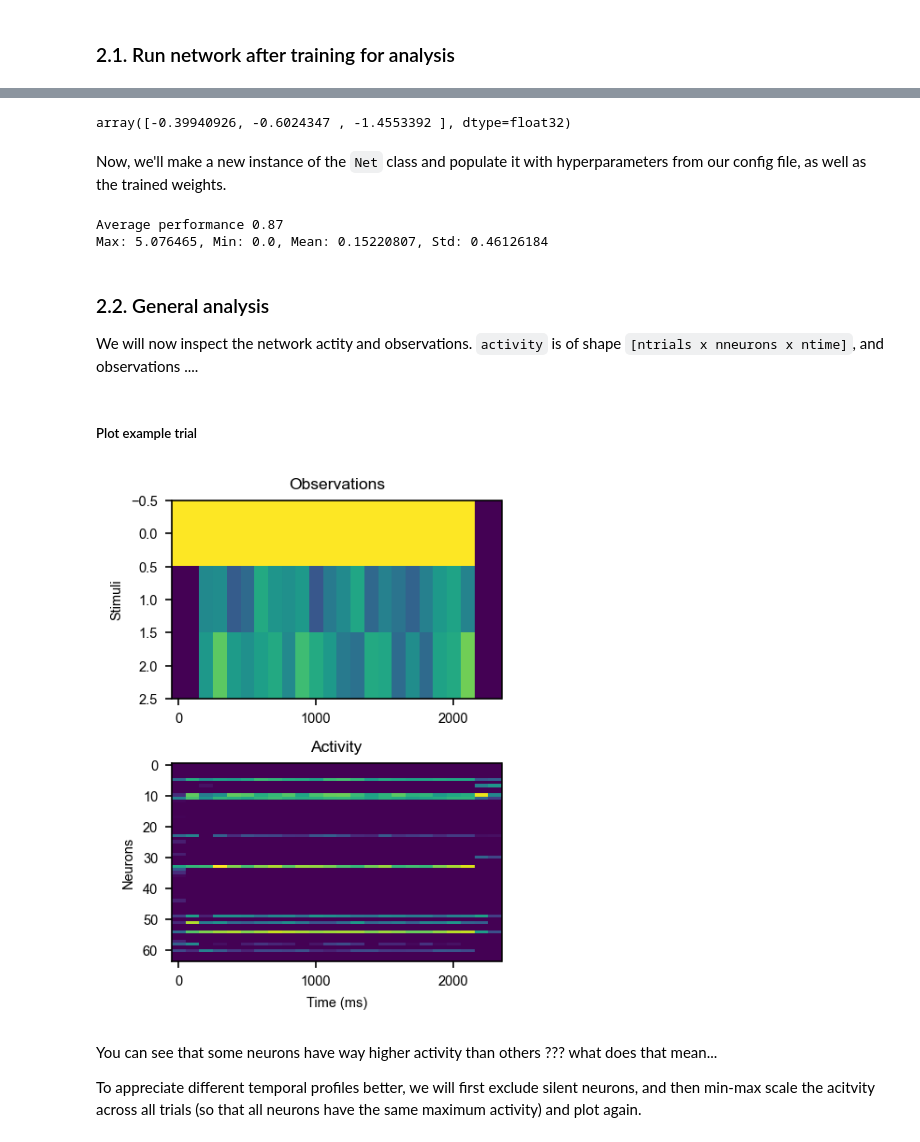
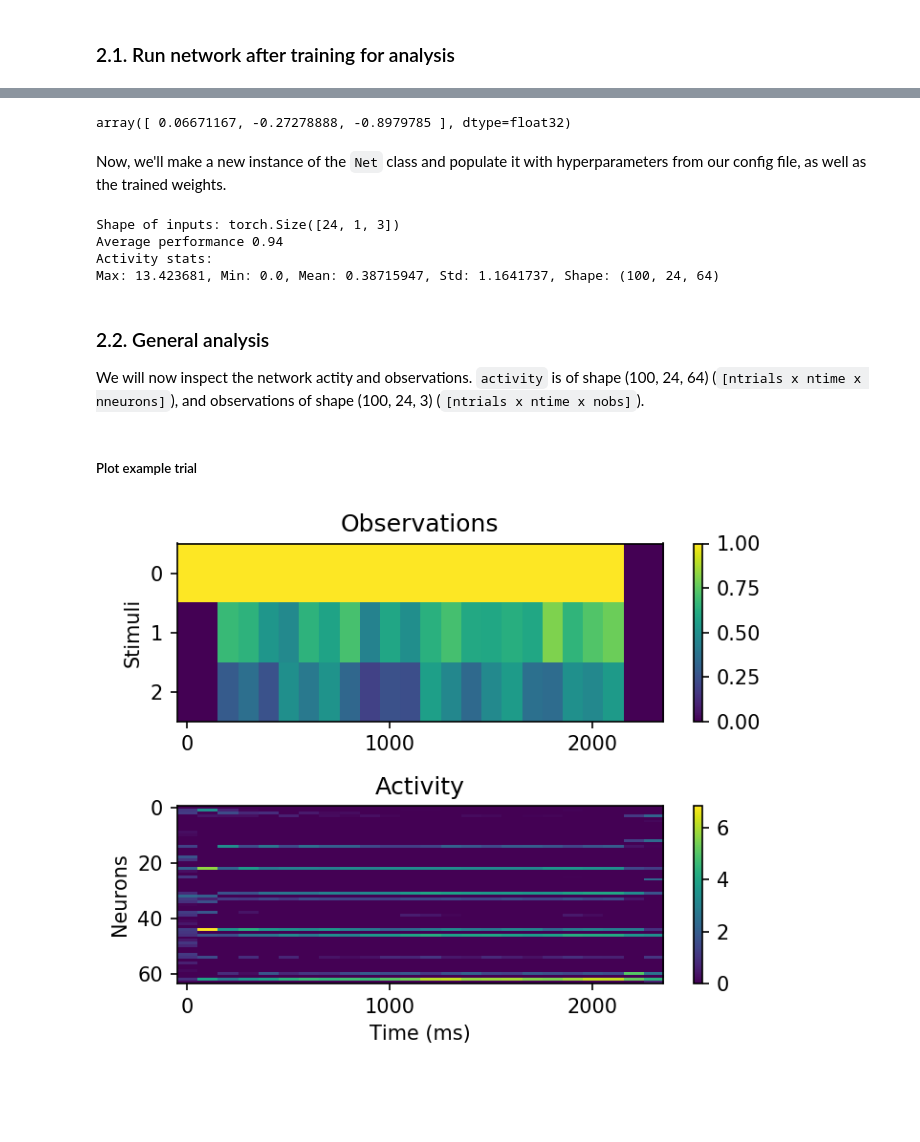
Before and after one commit to bambschool/BAMB2023, a Jupyter notebook: 4-recurrent_neural_networks/tutorial_4_RNNs-solutions_reviewed_Heike.ipynb, the cells around one changed output, grey strips where cells are left out. Saved outputs shown, nothing was run; the diff lists cells and outputs as text; code cells hidden in the pictures; blank space fills up the shorter version.

Commit message:
add figures and comments, address suggestions

```diff
--- a/4-recurrent_neural_networks/tutorial_4_RNNs-solutions_reviewed_Heike.ipynb
+++ b/4-recurrent_neural_networks/tutorial_4_RNNs-solutions_reviewed_Heike.ipynb
@@ -158,6 +180,5 @@ In the following, we define a `Net` class, which creates our network from standa
 # %%
-# ?? explain what is a class...
-class Net(nn Module):
+class Net(nn.Module):
     def __init__(self, input_size, hidden_size, output_size):
         super(Net, self).__init__()
 
@@ -165,7 +186,6 @@ class Net(nn Module):
         self.vanilla = nn.RNN(input_size, hidden_size, nonlinearity='relu')
         self.linear = nn.Linear(hidden_size, output_size)
 
-    # ??? the forward pass is very pytorchy language. Please explain to them the logic behind this.
     def forward(self, x):
         # INSTRUCTION 2: get the output of the network for a given input
         out, _ = self.vanilla(x)
@@ -297,16 +313,14 @@ def infer_test_timing(env):
 # Environment
 env = gym.make(envid, **config['env_kwargs'])
 
-# call infer_test_timing
-env.timing = infer_test_timing(env)
-env.reset(no_step=True) # ?? what is this
+env.timing = config['env_kwargs']['timing']
+env.reset(no_step=True) # this is to initialize the environment
 # %% [output]
-array([-0.39940926, -0.6024347 , -1.4553392 ], dtype=float32)
+array([ 0.06671167, -0.27278888, -0.8979785 ], dtype=float32)
 # %% [markdown]
 Now, we'll make a new instance of the `Net` class and populate it with hyperparameters from our config file, as well as the trained weights.
 # %%
-# Instantiate the network and print information ??? explain what the no grad does
-# ??? also explain why we need to do the strange with... thing
+# Since we will not train the network anymore, we can turn off the gradient computation. The most commun way to do this is to use the context manager torch.no_grad() as follows:
 with torch.no_grad():
     net = Net(input_size=config['net_kwargs']['input_size'],
               hidden_size=config['net_kwargs']['hidden_size'],
@@ -314,7 +328,7 @@ with torch.no_grad():
 
     net = net.to(device) # pass to GPU for running forwards steps
 
-    # load the trained network's parameters ?? weights?? from the saved file
+    # load the trained network's weights from the saved file
     net.load_state_dict(torch.load(get_modelpath(envid) / 'net.pth'))
 
     # how many trials to run
@@ -332,16 +346,15 @@ with torch.no_grad():
 
         # read out the inputs in that trial
         inputs = torch.from_numpy(env.ob[:, np.newaxis, :]).type(torch.float)
-
+        # as before you can print the shapes of the variables to understand what they are and how to use them
+        # do this for the rest of the variables as you build the code
+        if i == 0:
+            print('Shape of inputs: ' + str(inputs.shape))
         # INSTRUCTION 7: get the network's prediction for the current input
         action_pred, hidden = net(inputs)
+        action_pred = action_pred.numpy()
 
-        # Compute performance
-        action_pred = action_pred.detach().numpy()
-
-        # INSTRUCTION 8: get the network's choice #?? in order to know how action pred is encoded,
-        # ?? they'll have to inspect this, which however is not easy with the with() thing.. ideas?
-        # ?? else tell them how action_pred is structured
+        # INSTRUCTION 8: get the network's choice
         choice = np.argmax(action_pred[-1, 0, :])
 
         # INSTRUCTION 9: check if the choice is correct
@@ -355,7 +368,7 @@ with torch.no_grad():
         # Log activity
         activity.append(np.array(hidden)[:, 0, :])
 
-        # Log observations ?? what are these again?
+        # Log the inputs (or observations) received by the network
         obs.append(env.ob)
 
     print('Average performance', np.mean(info['correct']))
@@ -364,55 +377,53 @@ activity = np.array(activity)
 obs = np.array(obs)
 
 # print stats of the activity: max, min, mean, std
+print('Activity stats:')
 print('Max: ' + str(np.max(activity)) + \
       ', Min: ' + str(np.min(activity)) + \
       ', Mean: ' + str(np.mean(activity)) + \
-      ', Std: ' + str(np.std(activity)))
+      ', Std: ' + str(np.std(activity)) + \
+        ', Shape: ' + str(activity.shape))
 # %% [output]
-Average performance 0.87
-Max: 5.076465, Min: 0.0, Mean: 0.15220807, Std: 0.46126184
+Shape of inputs: torch.Size([24, 1, 3])
+Average performance 0.94
+Activity stats:
+Max: 13.423681, Min: 0.0, Mean: 0.38715947, Std: 1.1641737, Shape: (100, 24, 64)
 # %% [markdown]
 ### 2.2. General analysis
 
-We will now inspect the network actity and observations. `activity` is of shape `[ntrials x nneurons x ntime]`, and observations ....
+We will now inspect the network actity and observations. `activity` is of shape (100, 24, 64) (`[ntrials x ntime x nneurons]`), and observations of shape (100, 24, 3) (`[ntrials x ntime x nobs]`).
 # %% [markdown]
 ##### Plot example trial
 # %%
 def plot_activity(activity, obs, config, trial):
 
     # Load and preprocess results
-    f, ax = plt.subplots(figsize=(3,4), nrows=2, dpi=150)
+    f, ax = plt.subplots(figsize=(5, 4), nrows=2, dpi=150)
 
     # time in ms
     t_plot = np.arange(activity.shape[1]) * config['dt']
 
     # INSTRUCTION 10: plot the observations for one trial
-    ax[0].imshow(obs[trial].T, aspect='auto', vmin=0, vmax=1)
+    im = ax[0].imshow(obs[trial].T, aspect='auto', vmin=0, vmax=1)
     ax[0].set_title('Observations')
     ax[0].set_ylabel('Stimuli')
 
     # change the xticks to show time in ms
     ax[0].set_xticks(np.arange(0, activity.shape[1], 10))
     ax[0].set_xticklabels(t_plot[::10])
-    #     plt.colorbar(ax=ax[0]) # ??? what is the unit of observations? I'm generally confused
-
+    plt.colorbar(im, ax=ax[0])
     # INSTRUCTION 11: plot the activity for one trial
-    ax[1].imshow(activity[trial].T, aspect='auto', cmap='viridis')
+    im = ax[1].imshow(activity[trial].T, aspect='auto', cmap='viridis')
     ax[1].set_title('Activity')
     ax[1].set_xlabel('Time (ms)')
     ax[1].set_ylabel('Neurons')
-    #     plt.colorbar(ax=ax[1])
-
+    plt.colorbar(im, ax=ax[1])
     # change the xticks to show time in ms
     ax[1].set_xticks(np.arange(0, activity.shape[1], 10))
     ax[1].set_xticklabels(t_plot[::10])
 
     plt.tight_layout()
 
 plot_activity(activity=activity, obs=obs, config=config, trial=0)
 # %% [output]
-[figure, old version]
+[figure, new version]
-# %% [markdown]
-You can see that some neurons have way higher activity than others ??? what does that mean...
-
-To appreciate different temporal profiles better, we will first exclude silent neurons, and then min-max scale the acitvity across all trials (so that all neurons have the same maximum activity) and plot again.
```
Also changed, not shown: parts of 43 cells of this notebook.
